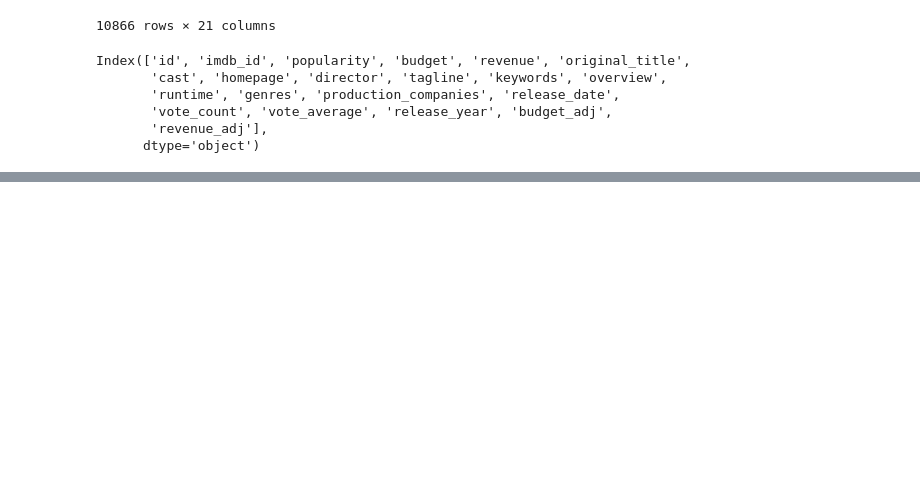
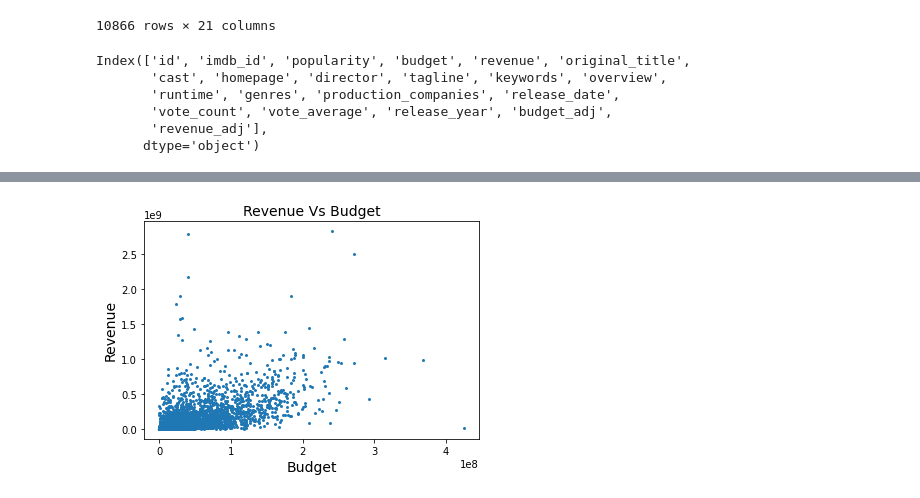
Before and after one commit to sebastian122H/Rasselbande, a Jupyter notebook: Python_for_Data_Science_Die_Rasselbande.ipynb, the cells around one changed output, grey strips where cells are left out. Saved outputs shown, nothing was run; the diff lists cells and outputs as text; code cells hidden in the pictures; blank space fills up the shorter version.

```diff
--- a/Python_for_Data_Science_Die_Rasselbande.ipynb
+++ b/Python_for_Data_Science_Die_Rasselbande.ipynb
@@ -82,0 +159,9 @@ df.dropna()
+# %%
+plt.scatter(df['budget_adj'], df['revenue_adj'], marker='o', s=5)
+plt.title('Revenue Vs Budget', fontsize=14)
+plt.xlabel('Budget', fontsize=14)
+plt.ylabel('Revenue', fontsize=14)
+
+plt.show()
+# %% [output]
+[figure, added]
```
Also changed, not shown: parts of 14 cells of this notebook.
